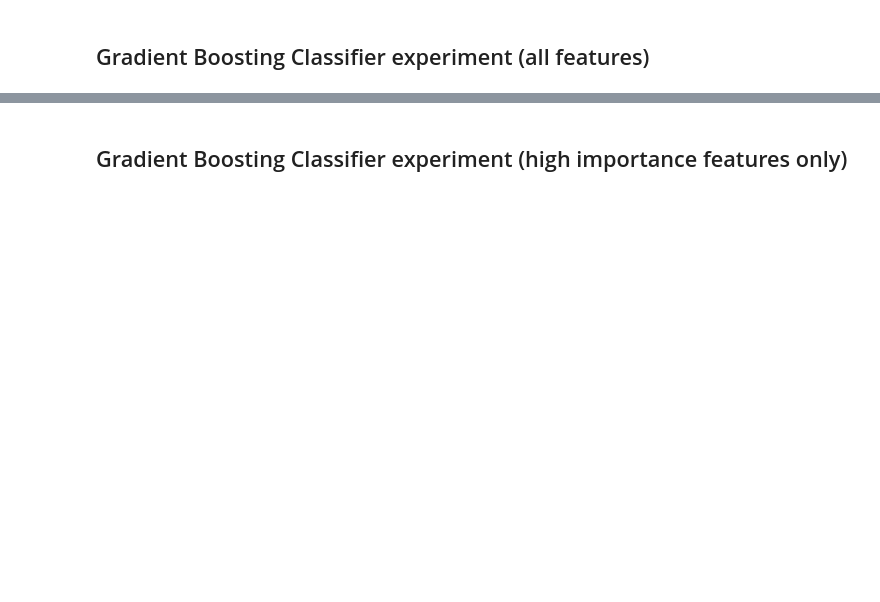
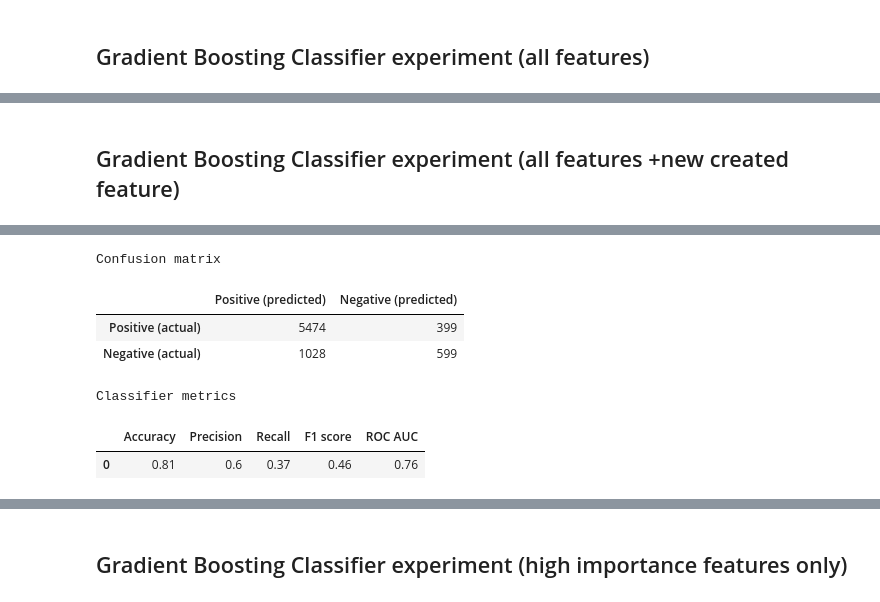
Before and after one commit to MADS-milestone/milestone-2, a Jupyter notebook: supervised_learning.ipynb, the cells around one changed output, grey strips where cells are left out. Saved outputs shown, nothing was run; the diff lists cells and outputs as text; code cells hidden in the pictures; blank space fills up the shorter version.

```diff
--- a/supervised_learning.ipynb
+++ b/supervised_learning.ipynb
@@ -97,3 +209,14 @@ Classifier metrics
 |  | Accuracy | Precision | Recall | F1 score | ROC AUC |
 | 0 | 0.81 | 0.6 | 0.37 | 0.46 | 0.76 |
 [interactive output not drawn]
+# %% [markdown]
+## Gradient Boosting Classifier experiment (all features +new created feature)
+# %%
+X = def_cat_df_added.drop(columns=['default'])
+y = def_cat_df_added['default']
+X_train, X_test, y_train, y_test = train_test_split(X, y, random_state=RANDOM_SEED)
+
+gbc = GradientBoostingClassifier(max_depth=8, random_state=RANDOM_SEED).fit(X_train, y_train)
+
+utils.get_classifier_summary(clsf_type='Gradient Boosting Classifier', clsf=gbc, X_test=X_test, y_test=y_test)
+# %% [output]
@@ -99,0 +224,7 @@ Classifier metrics
+Confusion matrix
+|  | Positive (predicted) | Negative (predicted) |
+| Positive (actual) | 5474 | 399 |
+| Negative (actual) | 1028 | 599 |
+Classifier metrics
+|  | Accuracy | Precision | Recall | F1 score | ROC AUC |
+| 0 | 0.81 | 0.6 | 0.37 | 0.46 | 0.76 |
```
Also changed, not shown: parts of 15 cells of this notebook.
